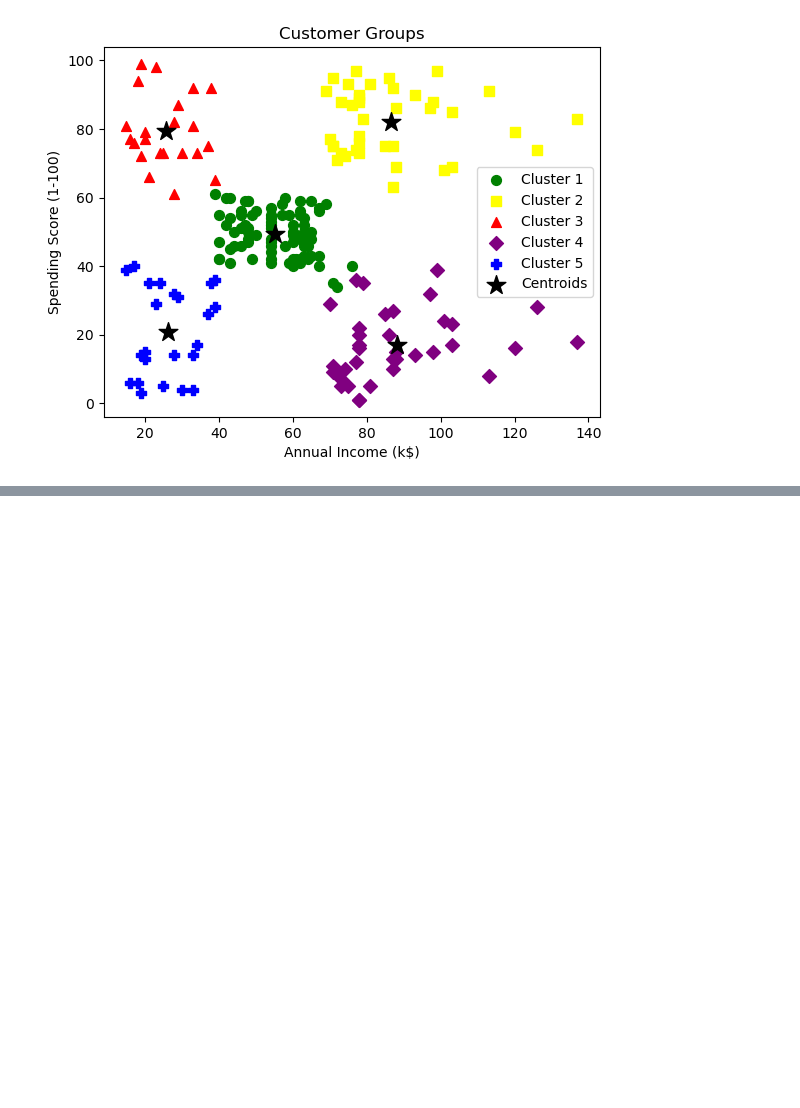
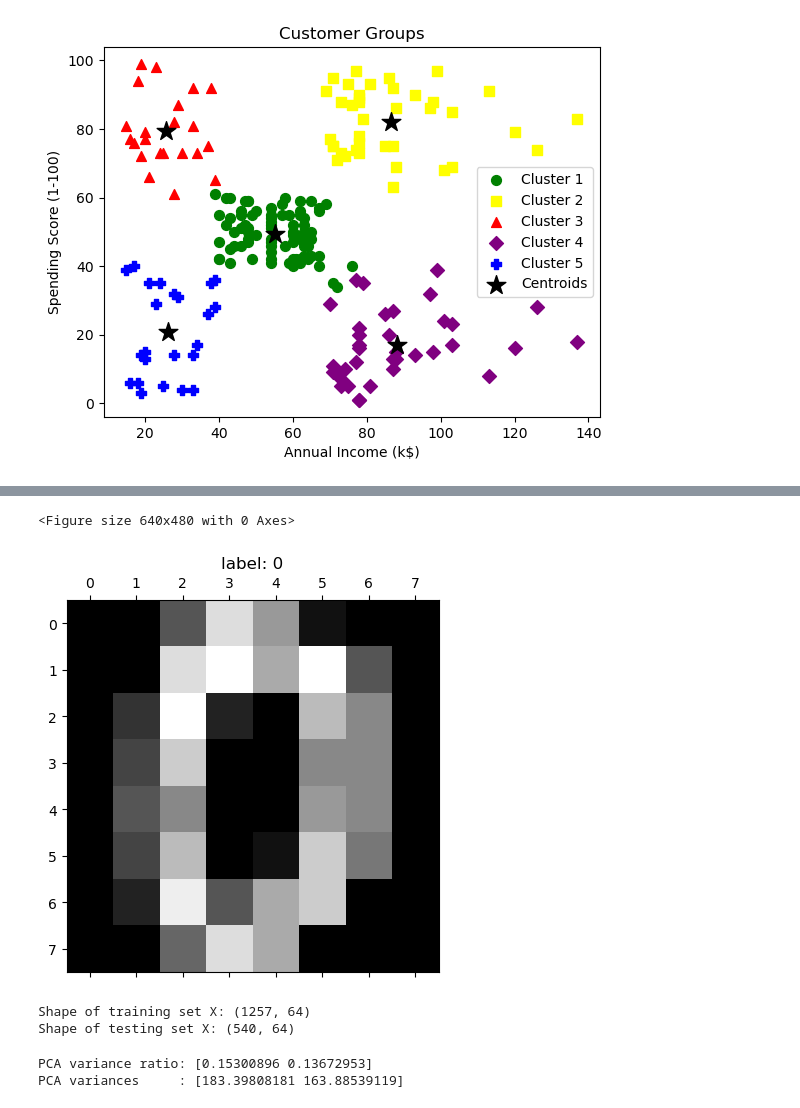
Before and after one commit to horacekangholie/ml-k-mean-clustering, a Jupyter notebook: notebooks/customer_segmentation.ipynb, the cells around one changed output, grey strips where cells are left out. Cells and saved outputs as stored; diff of their text form; code cells hidden in the pictures; blank space fills up the shorter version.

```diff
--- a/notebooks/customer_segmentation.ipynb
+++ b/notebooks/customer_segmentation.ipynb
@@ -72,0 +126,38 @@ plt.show()
+# %%
+import matplotlib.pyplot as plt
+
+index = 0
+plt.gray()
+plt.matshow(X[index].reshape(8, 8))
+plt.title(f'label: {y[index]}')
+plt.show()
+# %% [output]
+<Figure size 640x480 with 0 Axes>
+[figure, added]
+# %%
+from sklearn.model_selection import train_test_split
+
+# Split data: 70% training, 30% testing
+X_train, X_test, y_train, y_test = train_test_split(
+    X, y, test_size=0.3, random_state=42
+)
+
+print('Shape of training set X:', X_train.shape)
+print('Shape of testing set X:',  X_test.shape)
+# %% [output]
+Shape of training set X: (1257, 64)
+Shape of testing set X: (540, 64)
+# %%
+from sklearn.decomposition import PCA
+
+# Initialize PCA: keep 2 components to project into 2D
+pca = PCA(n_components=2)
+# Fit PCA on the training data and transform it
+train_reduced = pca.fit_transform(X_train)
+test_reduced = pca.fit_transform(X_test)
+
+print('PCA variance ratio:', pca.explained_variance_ratio_)
+print('PCA variances     :', pca.explained_variance_)
+# %% [output]
+PCA variance ratio: [0.15300896 0.13672953]
+PCA variances     : [183.39808181 163.88539119]
```
Also changed, not shown: parts of 10 cells of this notebook, 2 other files.
